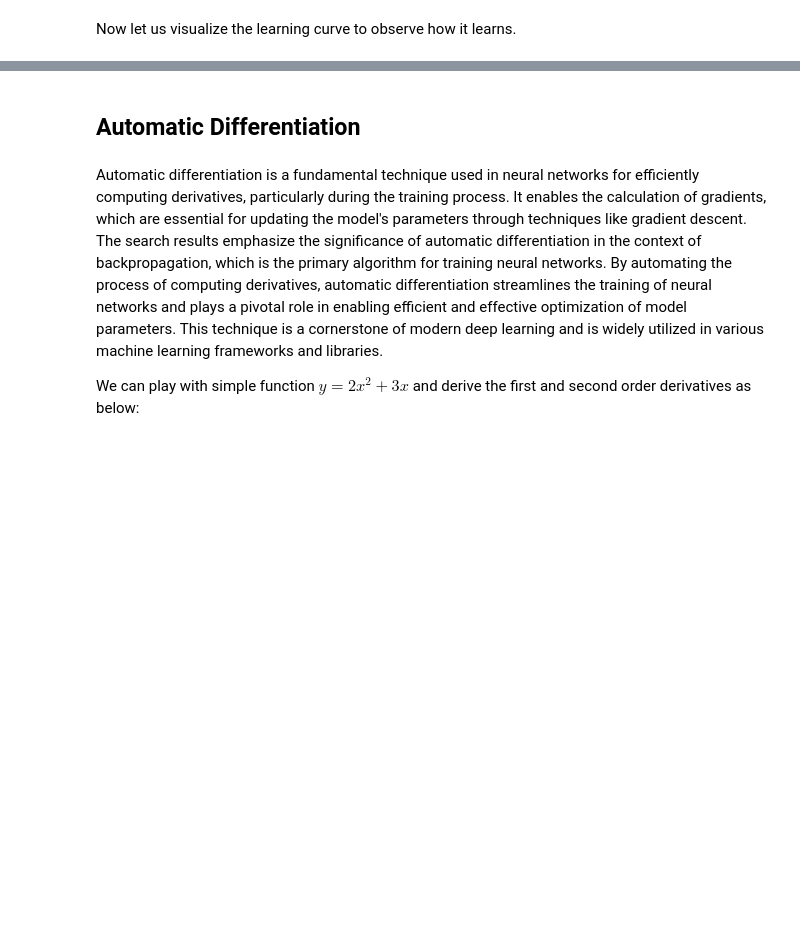
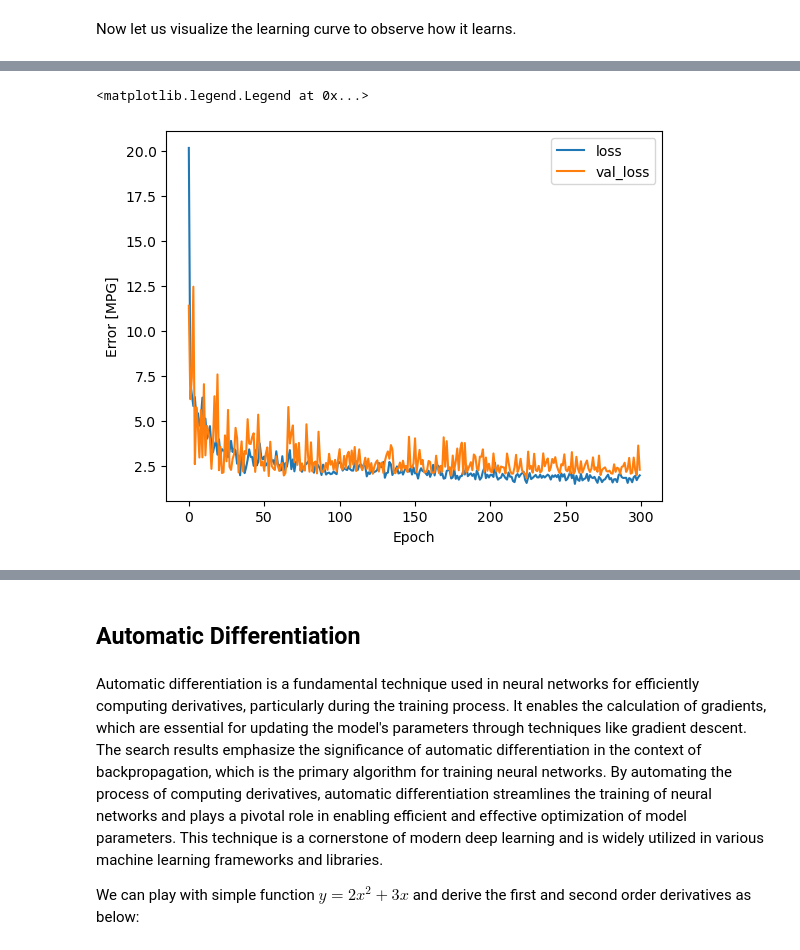
Before and after one commit to Abeoseh/deep_learning, a Jupyter notebook: labs/lab2/Lab2_LNN_SV.ipynb, the cells around one changed output, grey strips where cells are left out. Drawn from its saved outputs; the diff is of its cells as text; code cells hidden in the pictures; blank space fills up the shorter version.

```diff
--- a/labs/lab2/Lab2_LNN_SV.ipynb
+++ b/labs/lab2/Lab2_LNN_SV.ipynb
@@ -649,3 +652,17 @@ Therefore, in the context of linear models, such as linear regression or linear
+# %%
+# TODO:
+
+
+linear_model = keras.Sequential(
+    [normalizer,
+    keras.layers.Dense(64, activation = "relu"),
+    keras.layers.Dense(64, activation = "relu"),
+    keras.layers.Dense(1),
+])
+
+
+optimizer = keras.optimizers.SGD(learning_rate=0.1)
+linear_model.compile(optimizer = optimizer, loss="mean_absolute_error")
 # %% [markdown]
 #### Note: Learning rate:
 The learning rate determines how fast the optimizer will adjust the weights and can be an important hyperparameter to tune. A lower learning rate may result in a more accurate model but will take longer to train, while a higher learning rate may train faster but may diverge. After building the network, you can play with it see how well it learns with a specific learning rate.
@@ -654,4 +671,8 @@ The learning rate determines how fast the optimizer will adjust the weights and
 # measuring training time
 
 # TODO:
+
+
+history = linear_model.fit(x = x_train, y = y_train, epochs = 300,
+                verbose = 0, validation_split = 0.2)
 # %% [output]
@@ -666,2 +683,15 @@ Now let us visualize the learning curve to observe how it learns.
+# %%
+
+
+
+
+plt.plot(history.history['loss'], label='loss')
+plt.plot(history.history['val_loss'], label='val_loss')
+plt.xlabel('Epoch')
+plt.ylabel('Error [MPG]')
+plt.legend()
+# %% [output]
+<matplotlib.legend.Legend at 0x...>
+[figure, added]
 # %%
 #TODO:
```
Also changed, not shown: parts of 13 cells of this notebook.
